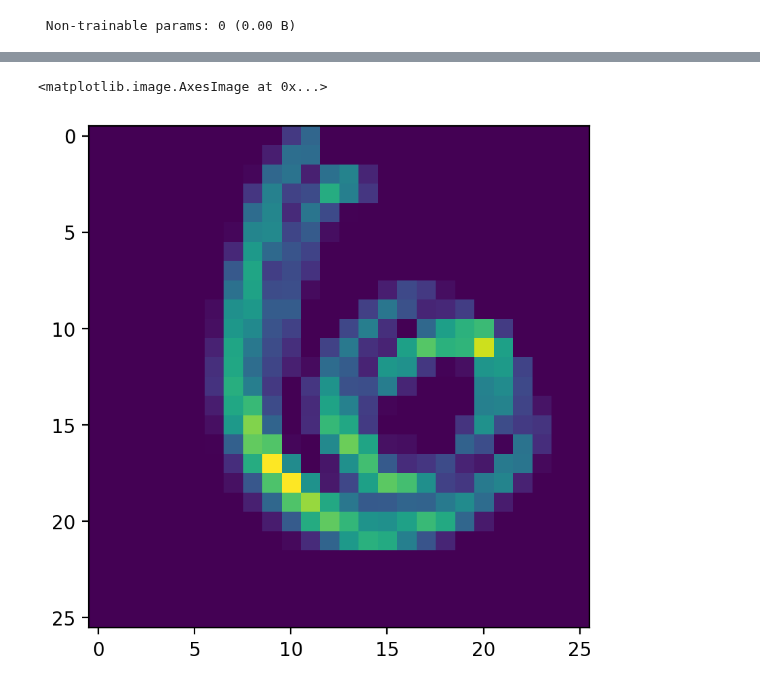
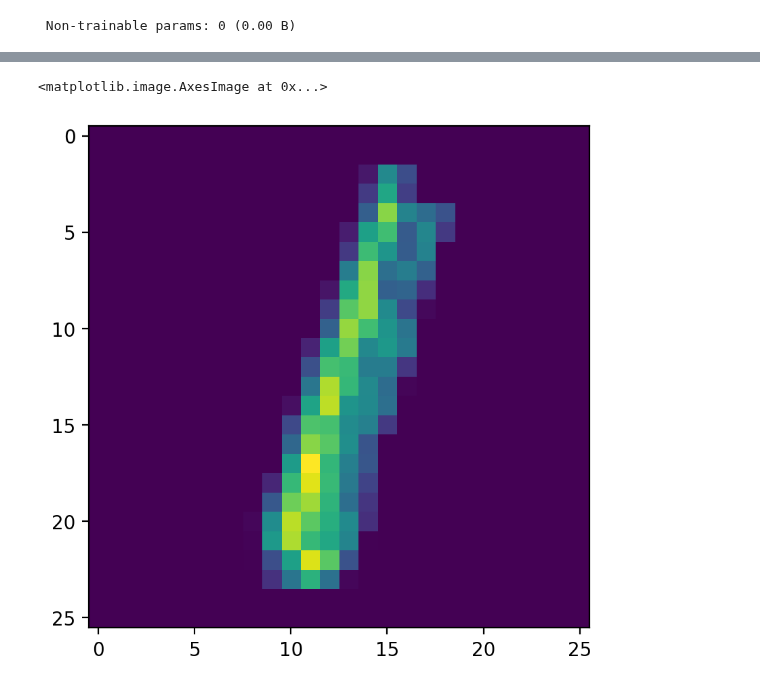
Before and after one commit to nichol77/mlForPhysicists, a Jupyter notebook: Week4/Week4_MNIST_TF_Live.ipynb, the cells around one changed output, grey strips where cells are left out. Cells and saved outputs as stored; diff of their text form; code cells hidden in the pictures.

```diff
--- a/Week4/Week4_MNIST_TF_Live.ipynb
+++ b/Week4/Week4_MNIST_TF_Live.ipynb
@@ -201,4 +198,4 @@ plt.imshow(onetest)
 # %%
-onetestout=modelFirstConv.predict(np.array([onetest]))  #What craziness is this?
-print(onetestout.shape)
+testout=modelFirstConv(test_images)  #What craziness is this?
+print(testout.shape)
 # %% [output]
@@ -207,6 +203,6 @@ print(onetestout.shape)
 # %%
-plt.imshow(onetestout[0,:,:,0])
+plt.imshow(testout[2,:,:,0])
 # %% [output]
 <matplotlib.image.AxesImage at 0x...>
-[figure, old version]
+[figure, new version]
 # %%
```
Also changed, not shown: parts of 4 cells of this notebook, 4 other files.
